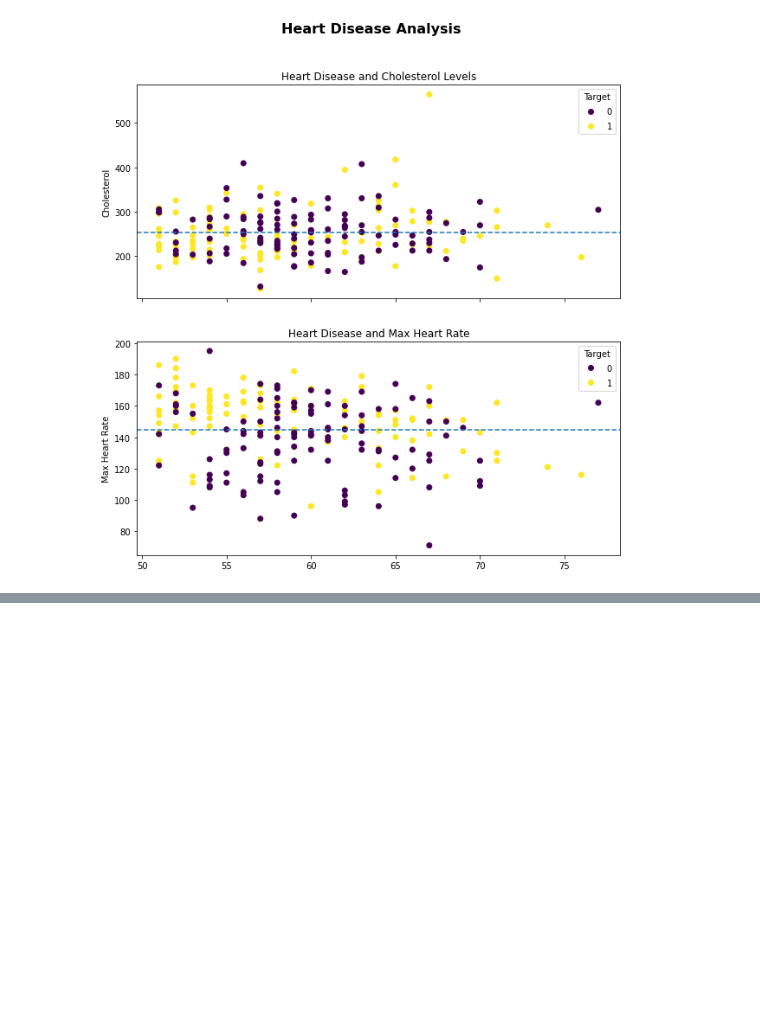
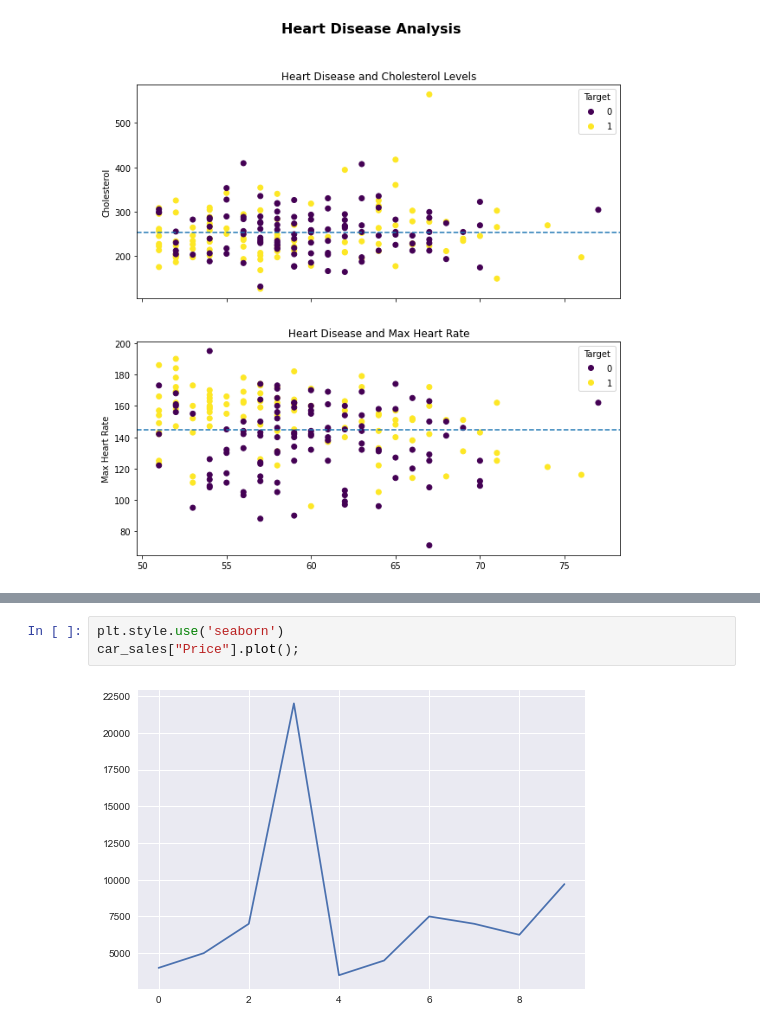
Before and after one commit to youhavechad/machine-learning, a Jupyter notebook: matplotlib/introductions to matplotlib.ipynb, the cells around one changed output, grey strips where cells are left out. Drawn from its saved outputs; the diff is of its cells as text; blank space fills up the shorter version.

```diff
--- a/matplotlib/introductions to matplotlib.ipynb
+++ b/matplotlib/introductions to matplotlib.ipynb
@@ -548,0 +590,5 @@ Text(0.5, 0.98, 'Heart Disease Analysis')
+# %%
+plt.style.use('seaborn')
+car_sales["Price"].plot();
+# %% [output]
+[figure, added]
```
Also changed, not shown: parts of 11 cells of this notebook.
